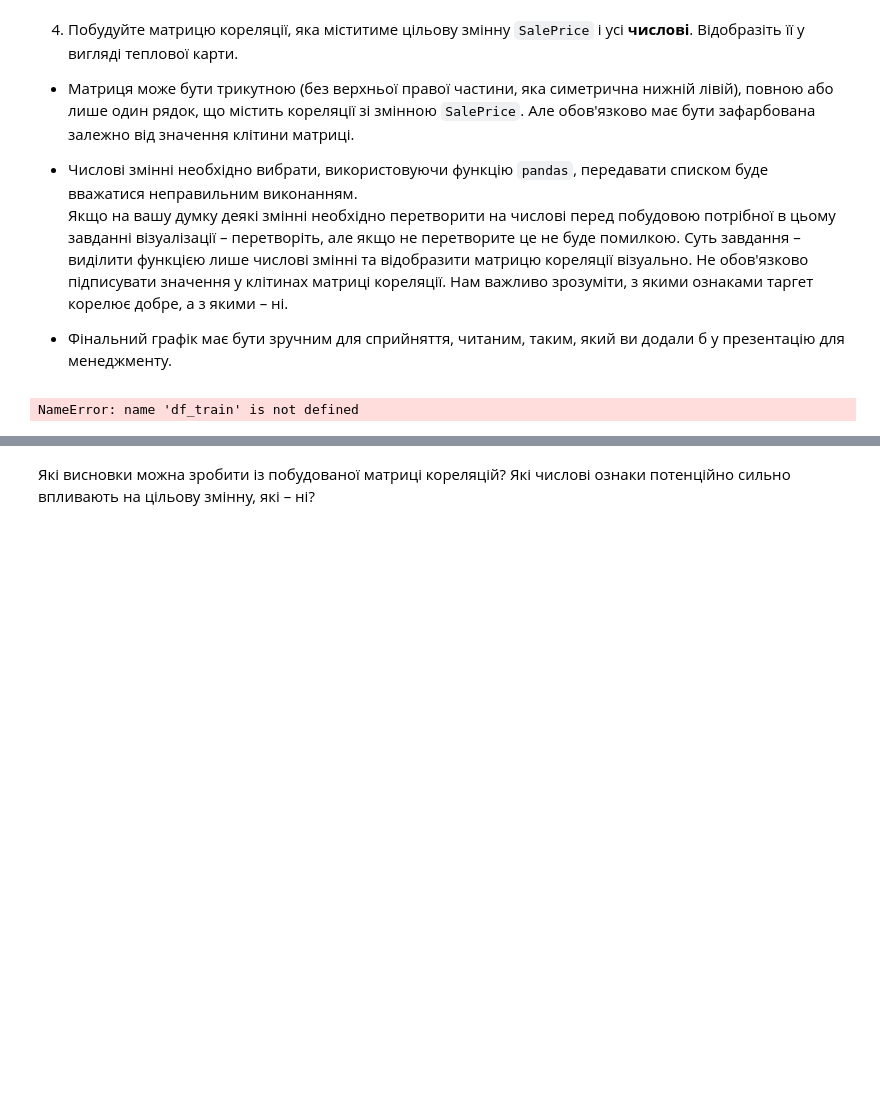
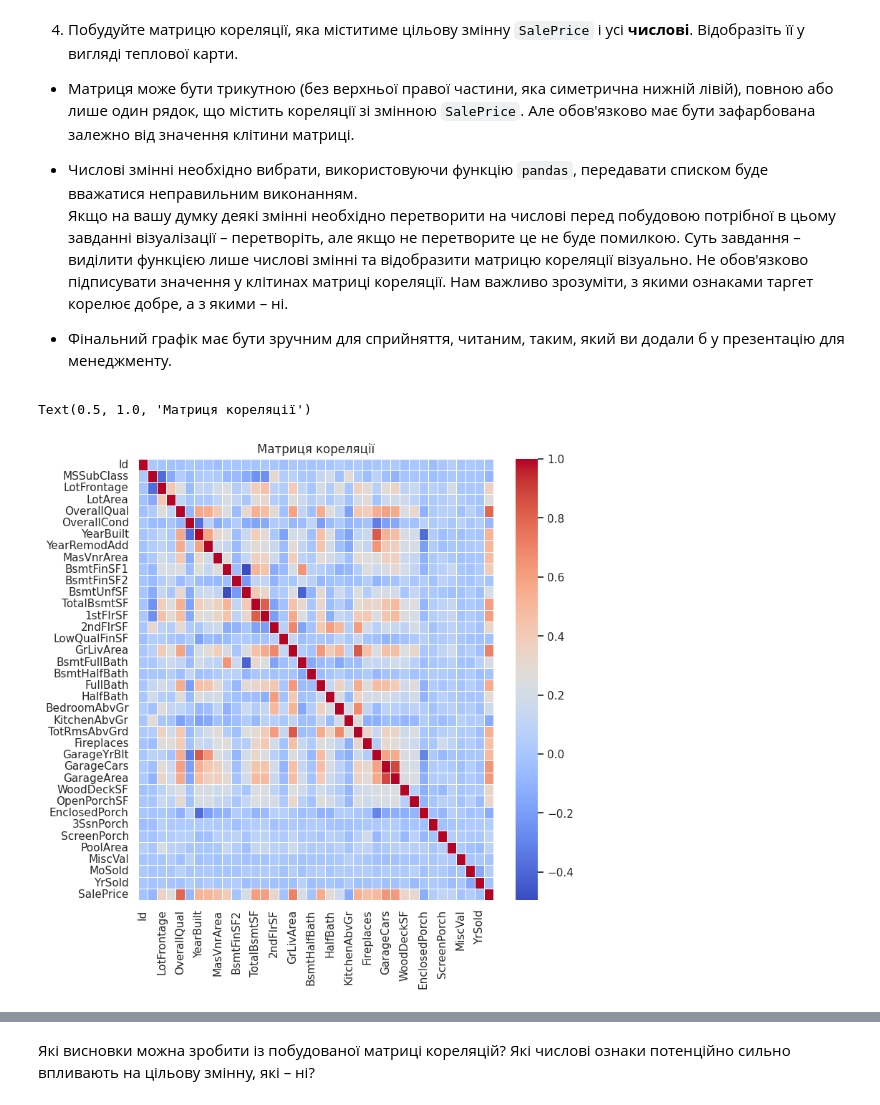
Before and after one commit to lesyayu/robot_deams-_sheets, a Jupyter notebook: hw_3_alm_done.ipynb, the cells around one changed output, grey strips where cells are left out. Saved outputs shown, nothing was run; the diff lists cells and outputs as text; code cells hidden in the pictures; blank space fills up the shorter version.

```diff
--- a/hw_3_alm_done.ipynb
+++ b/hw_3_alm_done.ipynb
@@ -142,19 +119,18 @@ print("Ексцес (Kurtosis) для 'SalePrice':", sale_price_kurtosis)
 
 - Фінальний графік має бути зручним для сприйняття, читаним, таким, який ви додали б у презентацію для менеджменту.
 # %%
-
-
-# Вибір числових змінних (цільова змінна "SalePrice" і всі числові)
+# Вибір числових змінних (цільова змінна "SalePrice" і всі числові змінні)
 df_num_feat = df_train.select_dtypes(include=[float, int])
 
 # Побудова матриці кореляції
-correlation_matrix = numeric_features.corr()
+correlation_matrix = df_num_feat.corr()
 
 # Відображення матриці кореляції у вигляді теплової карти
 plt.figure(figsize=(8, 8))
 #sns.heatmap(correlation_matrix, annot=True, cmap='coolwarm', linewidths=.5) # sieht überfüllt (kaka) aus!
 sns.heatmap(correlation_matrix, annot=False, cmap='coolwarm', linewidths=.5)
 plt.title('Матриця кореляції')
 #plt.show()
 # %% [output]
-NameError: name 'df_train' is not defined
+Text(0.5, 1.0, 'Матриця кореляції')
+[figure, added]
```
Also changed, not shown: parts of 12 cells of this notebook.
